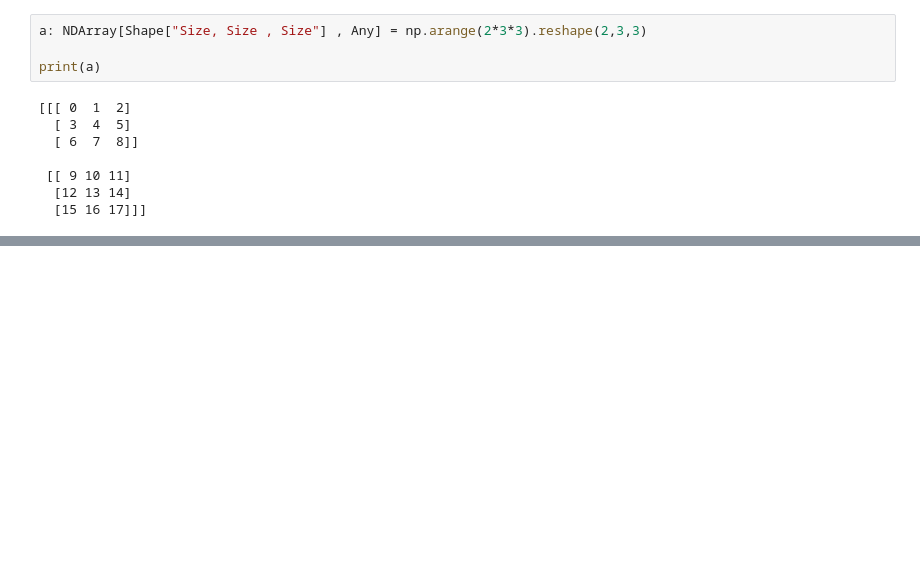
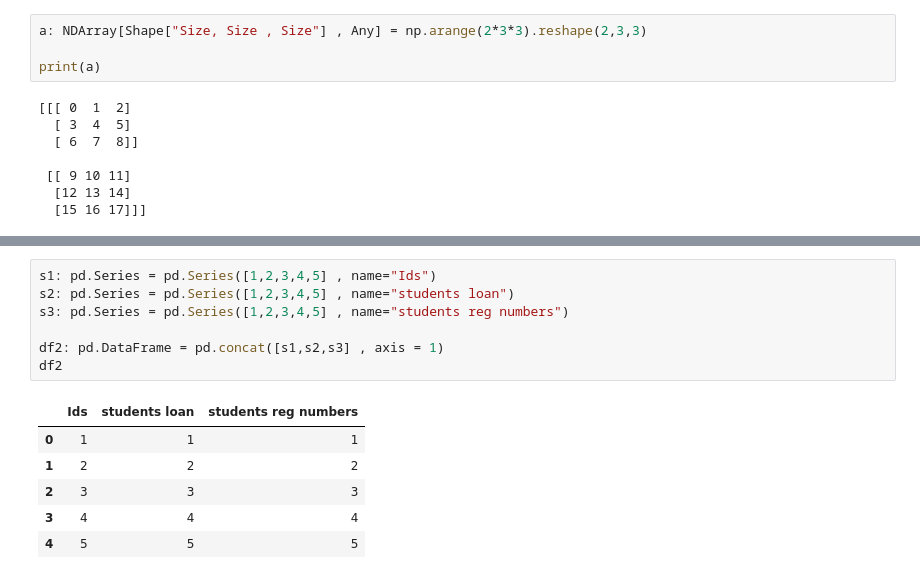
Before and after one commit to Hikmat344/ML, a Jupyter notebook: Modern_python.ipynb, the cells around one changed output, grey strips where cells are left out. Drawn from its saved outputs; the diff is of its cells as text; blank space fills up the shorter version.

```diff
--- a/Modern_python.ipynb
+++ b/Modern_python.ipynb
@@ -510,0 +603,14 @@ print(a)
+# %%
+s1: pd.Series = pd.Series([1,2,3,4,5] , name="Ids")
+s2: pd.Series = pd.Series([1,2,3,4,5] , name="students loan")
+s3: pd.Series = pd.Series([1,2,3,4,5] , name="students reg numbers")
+
+df2: pd.DataFrame = pd.concat([s1,s2,s3] , axis = 1)
+df2
+# %% [output]
+|  | Ids | students loan | students reg numbers |
+| 0 | 1 | 1 | 1 |
+| 1 | 2 | 2 | 2 |
+| 2 | 3 | 3 | 3 |
+| 3 | 4 | 4 | 4 |
+| 4 | 5 | 5 | 5 |
```
Also changed, not shown: parts of 24 cells of this notebook.
